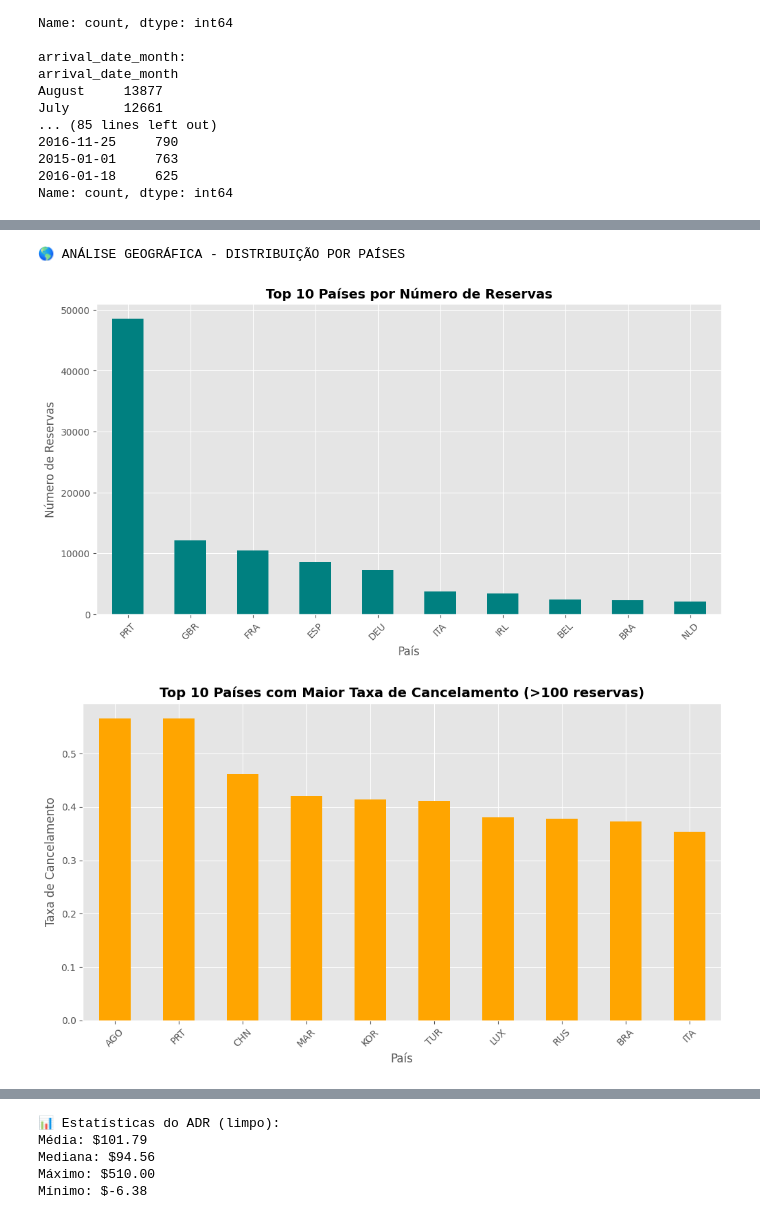
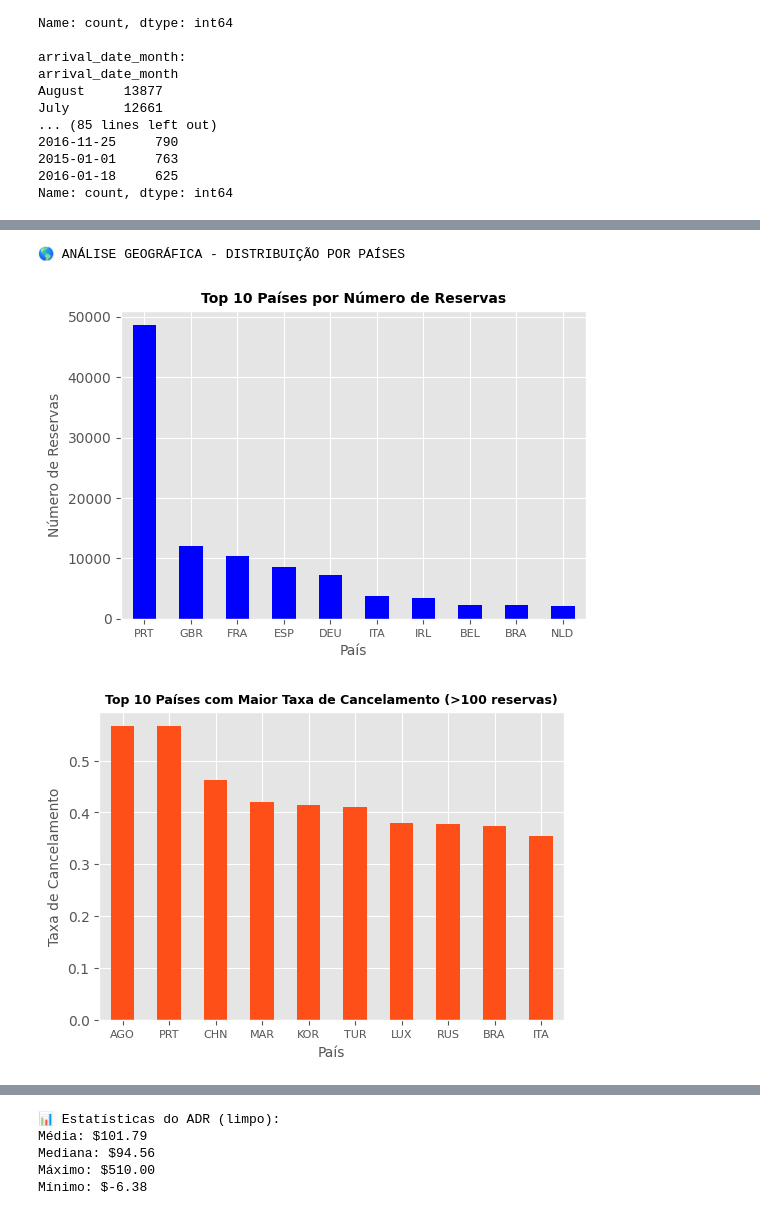
Before and after one commit to dsnato/pisi3-ufrpe, a Jupyter notebook: EDA/notebook/eda_dataset_hotel_pisi3.ipynb, the cells around one changed output, grey strips where cells are left out. Cells and saved outputs as stored; diff of their text form; code cells hidden in the pictures.

```diff
--- a/EDA/notebook/eda_dataset_hotel_pisi3.ipynb
+++ b/EDA/notebook/eda_dataset_hotel_pisi3.ipynb
@@ -24,7 +42,7 @@ print("✅ Bibliotecas importadas com sucesso!")
 ✅ Bibliotecas importadas com sucesso!
 # %%
 # Carregar o dataset
-df = pd.read_csv('hotel_bookings.csv')
+df = pd.read_csv('../../ML/data/hotel_bookings.csv')
 # %%
 # Primeira visualização
 print("📊 DIMENSÕES DO DATASET:")
@@ -229,19 +253,19 @@ plt.show()
 # %%
 print("🌎 ANÁLISE GEOGRÁFICA - DISTRIBUIÇÃO POR PAÍSES")
 
 # Top 10 países com mais reservas
 country_counts = df['country'].value_counts().head(10)
 
-plt.figure(figsize=(12, 6))
-country_counts.plot(kind='bar', color='teal')
-plt.title('Top 10 Países por Número de Reservas', fontweight='bold', fontsize=14)
-plt.xlabel('País')
-plt.ylabel('Número de Reservas')
-plt.xticks(rotation=45)
+plt.figure(figsize=(6, 4))
+country_counts.plot(kind='bar', color='blue')
+plt.title('Top 10 Países por Número de Reservas', fontweight='bold', fontsize=10)
+plt.xlabel('País', fontsize=10)
+plt.ylabel('Número de Reservas', fontsize=10)
+plt.xticks(rotation=0, fontsize=8)
 plt.show()
 # %% [output]
 🌎 ANÁLISE GEOGRÁFICA - DISTRIBUIÇÃO POR PAÍSES
-[figure, old version]
+[figure, new version]
 # %%
 # Taxa de cancelamento por país (apenas países com +100 reservas)
 country_stats = df.groupby('country').agg({
@@ -251,15 +275,15 @@ country_stats.columns = ['total_reservas', 'taxa_cancelamento']
 country_stats = country_stats[country_stats['total_reservas'] > 100]
 top_cancel_countries = country_stats.sort_values('taxa_cancelamento', ascending=False).head(10)
 
-plt.figure(figsize=(12, 6))
-top_cancel_countries['taxa_cancelamento'].plot(kind='bar', color='orange')
-plt.title('Top 10 Países com Maior Taxa de Cancelamento (>100 reservas)', fontweight='bold', fontsize=14)
-plt.xlabel('País')
-plt.ylabel('Taxa de Cancelamento')
-plt.xticks(rotation=45)
+plt.figure(figsize=(6, 4))
+top_cancel_countries['taxa_cancelamento'].plot(kind='bar', color='#FF4F19')
+plt.title('Top 10 Países com Maior Taxa de Cancelamento (>100 reservas)', fontweight='bold', fontsize=9)
+plt.xlabel('País', fontsize=10)
+plt.ylabel('Taxa de Cancelamento', fontsize=10)
+plt.xticks(rotation=0, fontsize=8)
 plt.show()
 # %% [output]
-[figure, old version]
+[figure, new version]
 # %%
 print("💰 ANÁLISE DE PREÇOS E TARIFAS")
 
```
Also changed, not shown: parts of 23 cells of this notebook.
